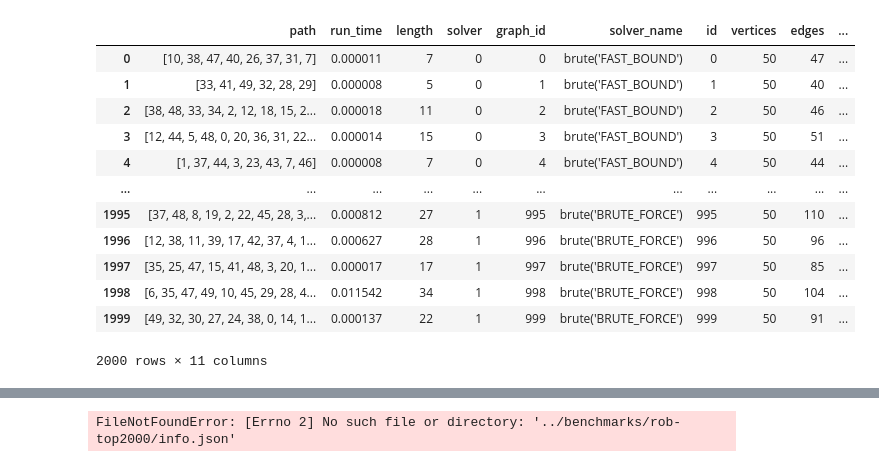
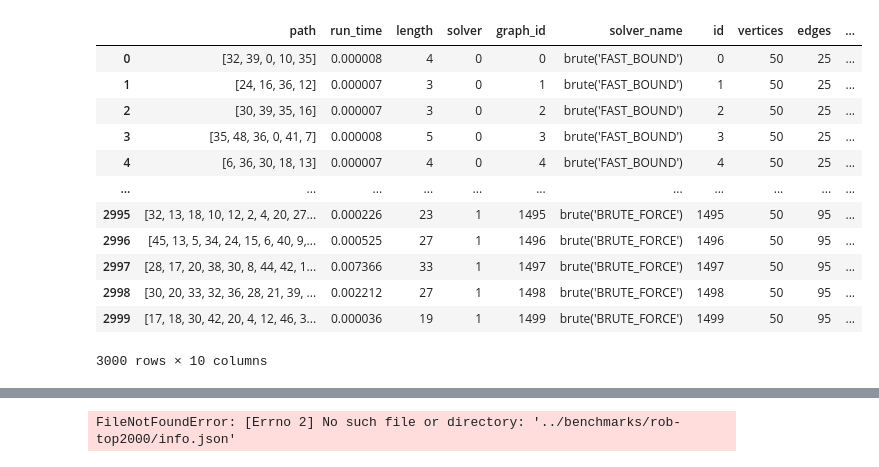
Before and after one commit to blinkybool/LongestPath, a Jupyter notebook: notebooks/benchmarking_specific_degree.ipynb, the cells around one changed output, grey strips where cells are left out. Saved outputs shown, nothing was run; the diff lists cells and outputs as text; code cells hidden in the pictures.

```diff
--- a/notebooks/benchmarking_specific_degree.ipynb
+++ b/notebooks/benchmarking_specific_degree.ipynb
@@ -24,7 +21,7 @@ The autoreload extension is already loaded. To reload it, use:
 def generate():
   return [
     gen_num_edges(50, round(50 * degree/2))
-      for degree in np.arange(1, 2.0, 0.1) for _ in range(100)
+      for degree in np.arange(1, 4.0, 0.2) for _ in range(100)
   ]
 
 params_code = inspect.getsource(generate)
@@ -73,7 +69,6 @@ df["solver_name"] = df["solver"].apply(lambda i: solver_names[i])
 # %%
 graph_data = pd.DataFrame([{"id" : id, "vertices": graph.vertices, "edges": len(graph.edges)} for id, graph in benchmark.graphs])
-graph_data["average_degree"] = graph_data["edges"] / (2 * graph_data["vertices"])
-graph_data["specified_average_degree"] = graph_data["id"].apply(lambda id: graph_infos[id]['average_degree'])
+graph_data["average_degree"] = 2 * graph_data["edges"] / graph_data["vertices"]
 
-graph_data[["average_degree", "specified_average_degree"]].plot.scatter(x="average_degree", y="specified_average_degree")
+graph_data
 # %% [output]
@@ -94,23 +105,23 @@ df = pd.merge(df, graph_data, left_on="graph_id", right_on="id")
 # %%
-view = df[['specified_average_degree', 'solver_name','length', 'run_time']]
+view = df[['average_degree', 'solver_name','length', 'run_time']]
 
-to_plot = df.groupby(['specified_average_degree', 'solver', 'solver_name']).agg({'run_time': 'mean'}).reset_index() \
-    .pivot(index='specified_average_degree', columns='solver_name', values='run_time') \
+to_plot = df.groupby(['average_degree', 'solver', 'solver_name']).agg({'run_time': 'mean'}).reset_index() \
+    .pivot(index='average_degree', columns='solver_name', values='run_time') \
     .rename(columns=lambda x: x + " (average)");
 
 
 df
 # %% [output]
 |  | path | run_time | length | solver | graph_id | solver_name | id | vertices | edges | ... |
-| 0 | [10, 38, 47, 40, 26, 37, 31, 7] | 0.000011 | 7 | 0 | 0 | brute('FAST_BOUND') | 0 | 50 | 47 | ... |
-| 1 | [33, 41, 49, 32, 28, 29] | 0.000008 | 5 | 0 | 1 | brute('FAST_BOUND') | 1 | 50 | 40 | ... |
-| 2 | [38, 48, 33, 34, 2, 12, 18, 15, 2... | 0.000018 | 11 | 0 | 2 | brute('FAST_BOUND') | 2 | 50 | 46 | ... |
-| 3 | [12, 44, 5, 48, 0, 20, 36, 31, 22... | 0.000014 | 15 | 0 | 3 | brute('FAST_BOUND') | 3 | 50 | 51 | ... |
-| 4 | [1, 37, 44, 3, 23, 43, 7, 46] | 0.000008 | 7 | 0 | 4 | brute('FAST_BOUND') | 4 | 50 | 44 | ... |
+| 0 | [32, 39, 0, 10, 35] | 0.000008 | 4 | 0 | 0 | brute('FAST_BOUND') | 0 | 50 | 25 | ... |
+| 1 | [24, 16, 36, 12] | 0.000007 | 3 | 0 | 1 | brute('FAST_BOUND') | 1 | 50 | 25 | ... |
+| 2 | [30, 39, 35, 16] | 0.000007 | 3 | 0 | 2 | brute('FAST_BOUND') | 2 | 50 | 25 | ... |
+| 3 | [35, 48, 36, 0, 41, 7] | 0.000008 | 5 | 0 | 3 | brute('FAST_BOUND') | 3 | 50 | 25 | ... |
+| 4 | [6, 36, 30, 18, 13] | 0.000007 | 4 | 0 | 4 | brute('FAST_BOUND') | 4 | 50 | 25 | ... |
 | ... | ... | ... | ... | ... | ... | ... | ... | ... | ... | ... |
-| 1995 | [37, 48, 8, 19, 2, 22, 45, 28, 3,... | 0.000812 | 27 | 1 | 995 | brute('BRUTE_FORCE') | 995 | 50 | 110 | ... |
-| 1996 | [12, 38, 11, 39, 17, 42, 37, 4, 1... | 0.000627 | 28 | 1 | 996 | brute('BRUTE_FORCE') | 996 | 50 | 96 | ... |
-| 1997 | [35, 25, 47, 15, 41, 48, 3, 20, 1... | 0.000017 | 17 | 1 | 997 | brute('BRUTE_FORCE') | 997 | 50 | 85 | ... |
-| 1998 | [6, 35, 47, 49, 10, 45, 29, 28, 4... | 0.011542 | 34 | 1 | 998 | brute('BRUTE_FORCE') | 998 | 50 | 104 | ... |
-| 1999 | [49, 32, 30, 27, 24, 38, 0, 14, 1... | 0.000137 | 22 | 1 | 999 | brute('BRUTE_FORCE') | 999 | 50 | 91 | ... |
+| 2995 | [32, 13, 18, 10, 12, 2, 4, 20, 27... | 0.000226 | 23 | 1 | 1495 | brute('BRUTE_FORCE') | 1495 | 50 | 95 | ... |
+| 2996 | [45, 13, 5, 34, 24, 15, 6, 40, 9,... | 0.000525 | 27 | 1 | 1496 | brute('BRUTE_FORCE') | 1496 | 50 | 95 | ... |
+| 2997 | [28, 17, 20, 38, 30, 8, 44, 42, 1... | 0.007366 | 33 | 1 | 1497 | brute('BRUTE_FORCE') | 1497 | 50 | 95 | ... |
+| 2998 | [30, 20, 33, 32, 36, 28, 21, 39, ... | 0.002212 | 27 | 1 | 1498 | brute('BRUTE_FORCE') | 1498 | 50 | 95 | ... |
+| 2999 | [17, 18, 30, 42, 20, 4, 12, 46, 3... | 0.000036 | 19 | 1 | 1499 | brute('BRUTE_FORCE') | 1499 | 50 | 95 | ... |
-2000 rows × 11 columns
+3000 rows × 10 columns
```
Also changed, not shown: parts of 14 cells of this notebook.
